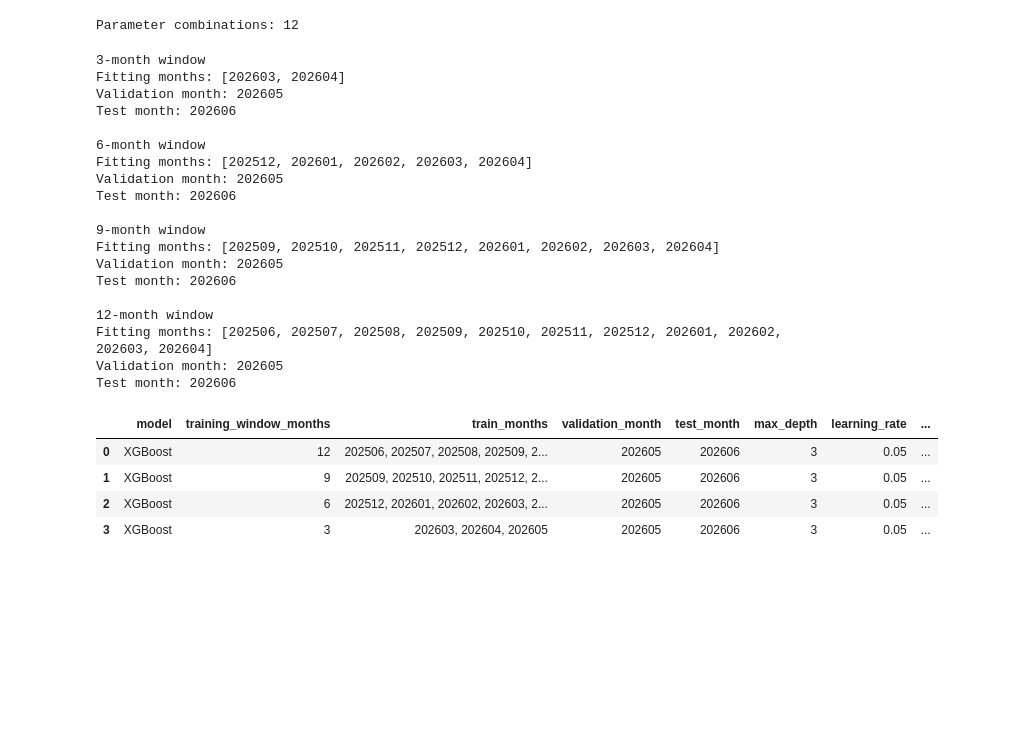
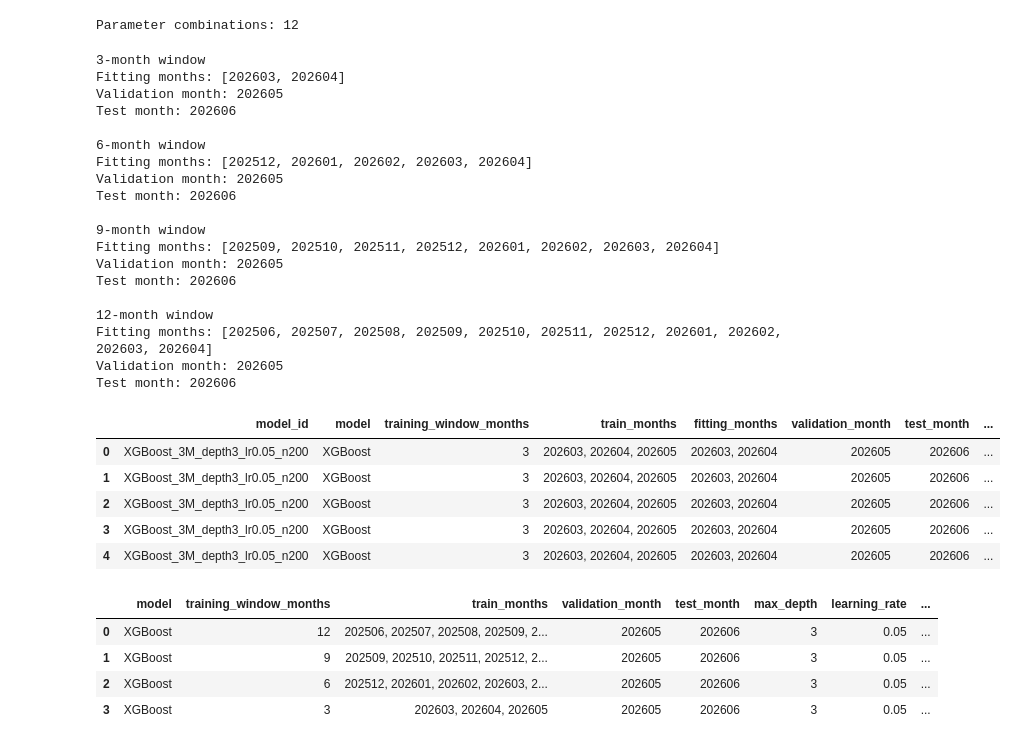
Before and after one commit to luoxuchen2/idx-summer-2026, a Jupyter notebook: week 7/05_advanced_models.ipynb, the cells around one changed output. Cells and saved outputs as stored; diff of their text form; code cells hidden in the pictures; blank space fills up the shorter version.

```diff
--- a/week 7/05_advanced_models.ipynb
+++ b/week 7/05_advanced_models.ipynb
@@ -72,6 +72,9 @@ Parameter combinations: 12
 advanced_results = []
 tuning_results = []
 trained_models = {}
+all_test_predictions = []
+
+
 
 test_month = months[-1]
 
@@ -261,6 +264,59 @@ for X_window in [3, 6, 9, 12]:
         X_test
     )
 
+    model_id = (
+        f"XGBoost_{X_window}M_"
+        f"depth{best_parameters['max_depth']}_"
+        f"lr{best_parameters['learning_rate']}_"
+        f"n{best_parameters['n_estimators']}"
+    )
+
+    window_predictions_df = pd.DataFrame(
+        {
+            "model_id": model_id,
+            "model": "XGBoost",
+            "training_window_months": X_window,
+
+            "train_months": ", ".join(
+                map(str, train_months)
+            ),
+
+            "fitting_months": ", ".join(
+                map(str, fitting_months)
+            ),
+
+            "validation_month": str(
+                validation_month
+            ),
+
+            "test_month": str(
+                test_month
+            ),
+
+            "max_depth": best_parameters[
+                "max_depth"
+            ],
+
+            "learning_rate": best_parameters[
+                "learning_rate"
+            ],
+
+            "n_estimators": best_parameters[
+                "n_estimators"
+            ],
+
+            "actual_price": y_test.to_numpy(),
+
+            "predicted_price": test_predictions
+        }
+    )
+
+    all_test_predictions.append(
+        window_predictions_df
+    )
+
+
+
 
     advanced_results.append(
     {
@@ -287,33 +343,55 @@ for X_window in [3, 6, 9, 12]:
             test_predictions
         ),
         "rmse": np.sqrt(
             mean_squared_error(
                 y_test,
                 test_predictions
             )
         )
     }
+
+
+
 )
+
+
+
+
+
+
+
+all_test_predictions_df = pd.concat(
+    all_test_predictions,
+    ignore_index=True
+)
+
+all_test_predictions_df.head()
 # %% [output]
 3-month window
 Fitting months: [202603, 202604]
 Validation month: 202605
 Test month: 202606
 
 6-month window
 Fitting months: [202512, 202601, 202602, 202603, 202604]
 Validation month: 202605
 Test month: 202606
 
 9-month window
 Fitting months: [202509, 202510, 202511, 202512, 202601, 202602, 202603, 202604]
 Validation month: 202605
 Test month: 202606
 
 12-month window
 Fitting months: [202506, 202507, 202508, 202509, 202510, 202511, 202512, 202601, 202602, 202603, 202604]
 Validation month: 202605
 Test month: 202606
+|  | model_id | model | training_window_months | train_months | fitting_months | validation_month | test_month | ... |
+| 0 | XGBoost_3M_depth3_lr0.05_n200 | XGBoost | 3 | 202603, 202604, 202605 | 202603, 202604 | 202605 | 202606 | ... |
+| 1 | XGBoost_3M_depth3_lr0.05_n200 | XGBoost | 3 | 202603, 202604, 202605 | 202603, 202604 | 202605 | 202606 | ... |
+| 2 | XGBoost_3M_depth3_lr0.05_n200 | XGBoost | 3 | 202603, 202604, 202605 | 202603, 202604 | 202605 | 202606 | ... |
+| 3 | XGBoost_3M_depth3_lr0.05_n200 | XGBoost | 3 | 202603, 202604, 202605 | 202603, 202604 | 202605 | 202606 | ... |
+| 4 | XGBoost_3M_depth3_lr0.05_n200 | XGBoost | 3 | 202603, 202604, 202605 | 202603, 202604 | 202605 | 202606 | ... |
 # %%
 advanced_results_df = pd.DataFrame(
     advanced_results
```
Also changed, not shown: parts of 1 cell of this notebook, 1 other file.
